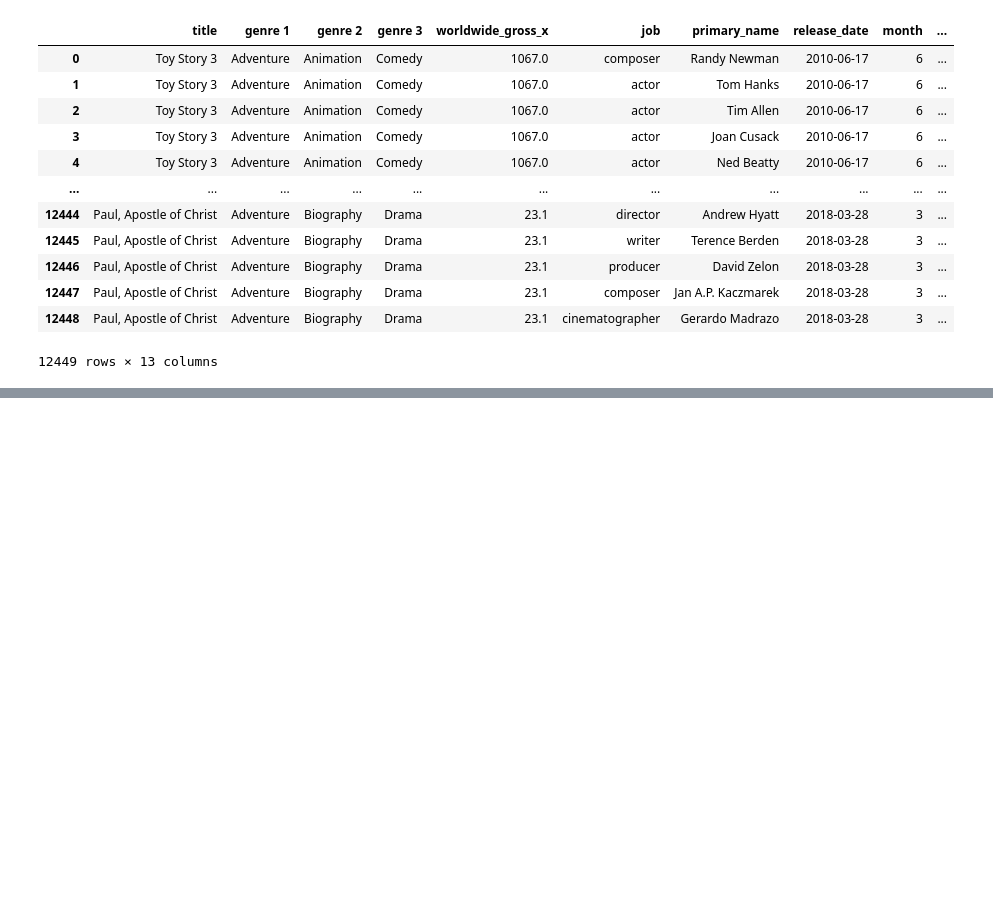
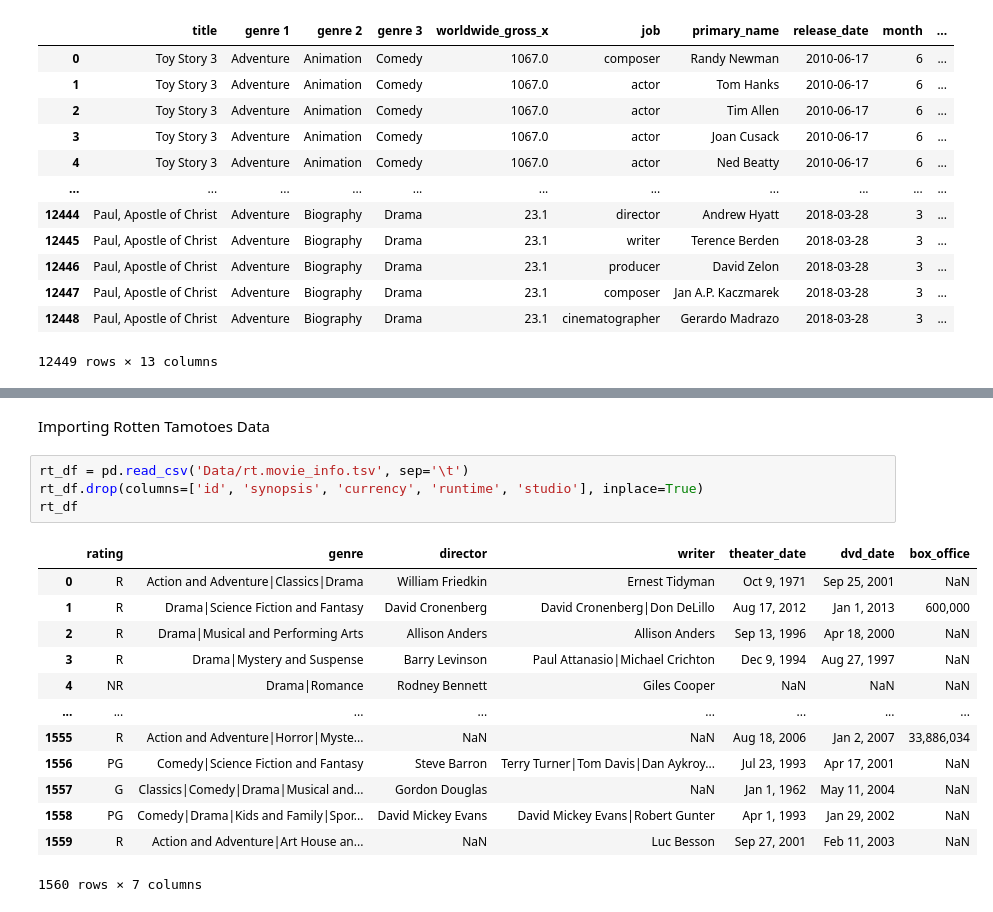
Before and after one commit to Jyve00/Microsoft_Movie_Project, a Jupyter notebook: Data Join Visualization.ipynb, the cells around one changed output, grey strips where cells are left out. Cells and saved outputs as stored; diff of their text form; blank space fills up the shorter version.

```diff
--- a/Data Join Visualization.ipynb
+++ b/Data Join Visualization.ipynb
@@ -1142,0 +1250,20 @@ df_merged3
+# %% [markdown]
+Importing Rotten Tamotoes Data
+# %%
+rt_df = pd.read_csv('Data/rt.movie_info.tsv', sep='\t')
+rt_df.drop(columns=['id', 'synopsis', 'currency', 'runtime', 'studio'], inplace=True)
+rt_df
+# %% [output]
+|  | rating | genre | director | writer | theater_date | dvd_date | box_office |
+| 0 | R | Action and Adventure|Classics|Drama | William Friedkin | Ernest Tidyman | Oct 9, 1971 | Sep 25, 2001 | NaN |
+| 1 | R | Drama|Science Fiction and Fantasy | David Cronenberg | David Cronenberg|Don DeLillo | Aug 17, 2012 | Jan 1, 2013 | 600,000 |
+| 2 | R | Drama|Musical and Performing Arts | Allison Anders | Allison Anders | Sep 13, 1996 | Apr 18, 2000 | NaN |
+| 3 | R | Drama|Mystery and Suspense | Barry Levinson | Paul Attanasio|Michael Crichton | Dec 9, 1994 | Aug 27, 1997 | NaN |
+| 4 | NR | Drama|Romance | Rodney Bennett | Giles Cooper | NaN | NaN | NaN |
+| ... | ... | ... | ... | ... | ... | ... | ... |
+| 1555 | R | Action and Adventure|Horror|Myste... | NaN | NaN | Aug 18, 2006 | Jan 2, 2007 | 33,886,034 |
+| 1556 | PG | Comedy|Science Fiction and Fantasy | Steve Barron | Terry Turner|Tom Davis|Dan Aykroy... | Jul 23, 1993 | Apr 17, 2001 | NaN |
+| 1557 | G | Classics|Comedy|Drama|Musical and... | Gordon Douglas | NaN | Jan 1, 1962 | May 11, 2004 | NaN |
+| 1558 | PG | Comedy|Drama|Kids and Family|Spor... | David Mickey Evans | David Mickey Evans|Robert Gunter | Apr 1, 1993 | Jan 29, 2002 | NaN |
+| 1559 | R | Action and Adventure|Art House an... | NaN | Luc Besson | Sep 27, 2001 | Feb 11, 2003 | NaN |
+1560 rows × 7 columns
```
Also changed, not shown: parts of 21 cells of this notebook, 5 other files.
